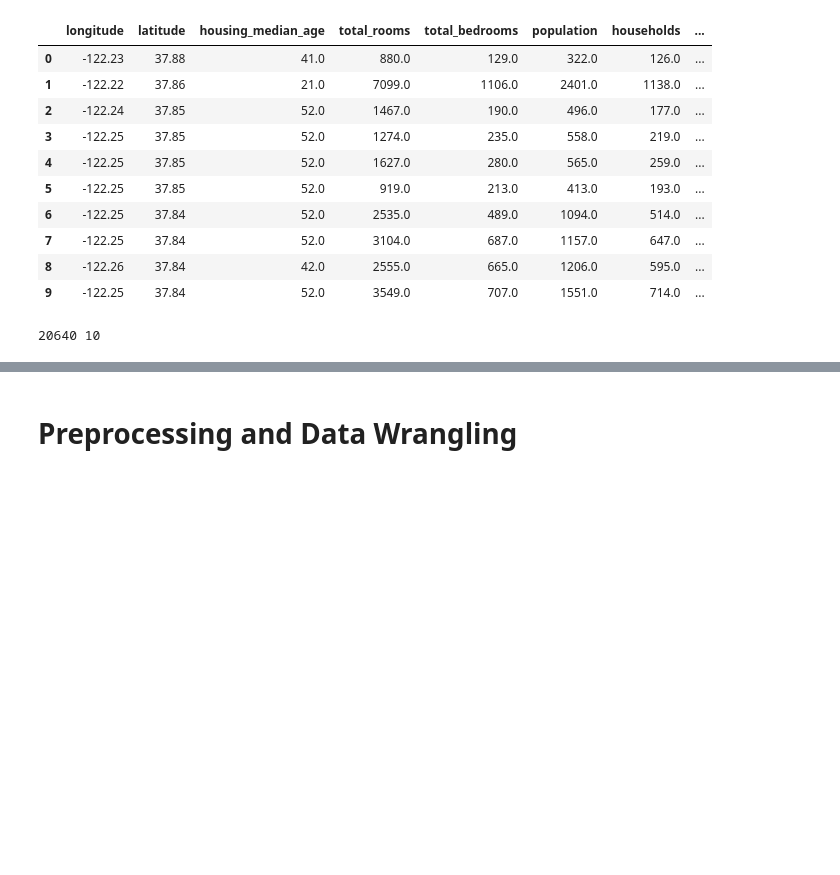
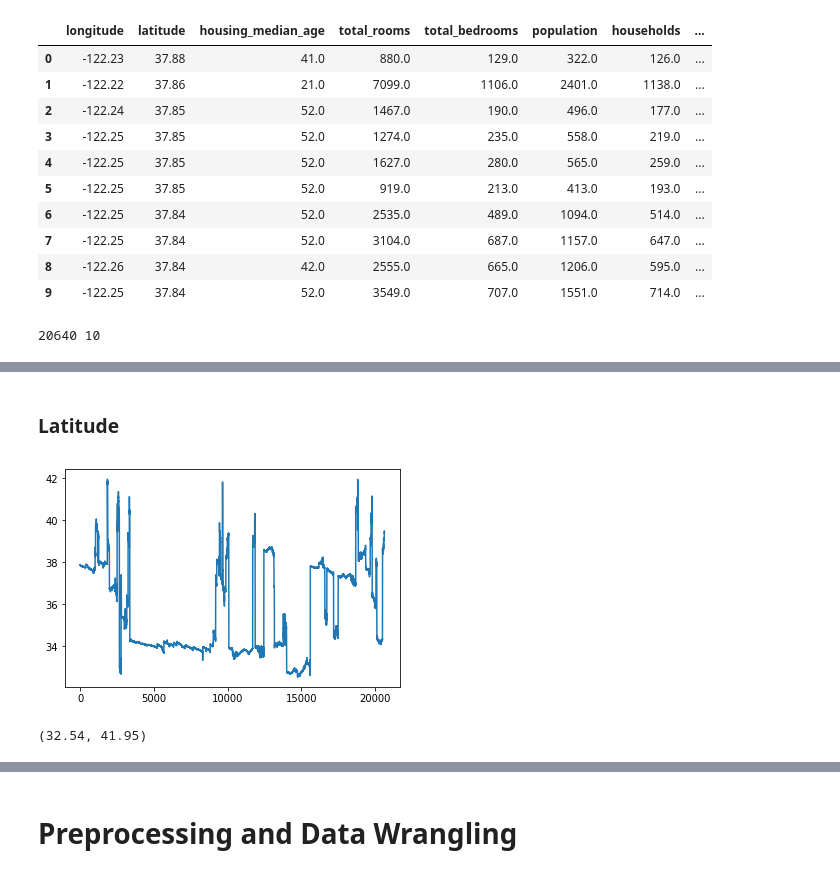
Before and after one commit to iamgiolaga/ridge-regression, a Jupyter notebook: 00_preprocessing.ipynb, the cells around one changed output, grey strips where cells are left out. Saved outputs shown, nothing was run; the diff lists cells and outputs as text; code cells hidden in the pictures; blank space fills up the shorter version.

```diff
--- a/00_preprocessing.ipynb
+++ b/00_preprocessing.ipynb
@@ -28,0 +42,11 @@ print(row, col)
+# %% [markdown]
+### Latitude
+# %%
+plt.plot(dataset["latitude"])
+plt.show()
+# %% [output]
+[figure, added]
+# %%
+min(dataset["latitude"]), max(dataset["latitude"])
+# %% [output]
+(32.54, 41.95)
```
Also changed, not shown: parts of 29 cells of this notebook.
